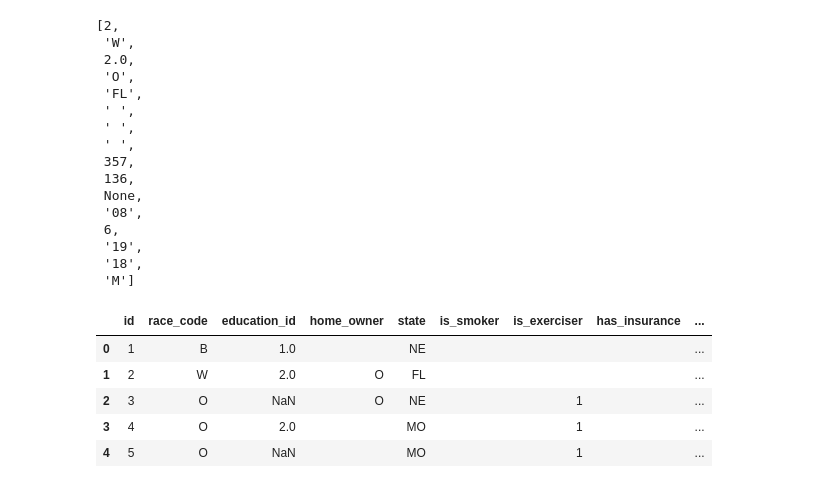
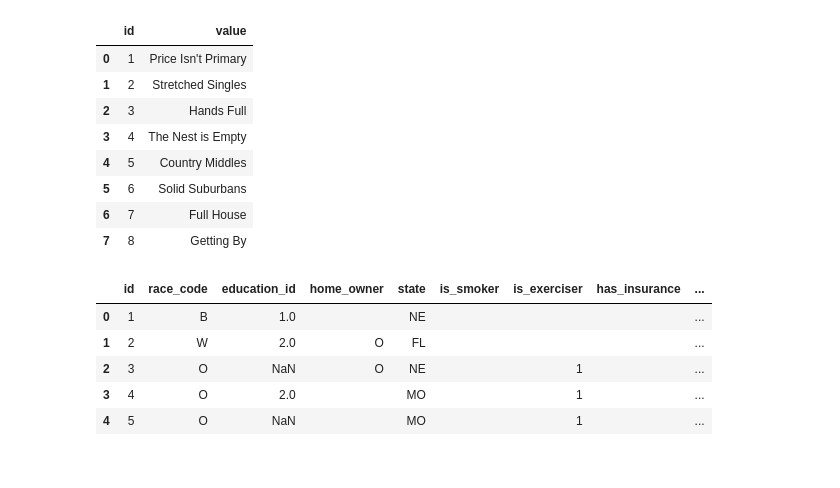
Before and after one commit to charleyferrari/mm_prj, a Jupyter notebook: mm-exploration.ipynb, the cells around one changed output. Drawn from its saved outputs; the diff is of its cells as text; code cells hidden in the pictures.

```diff
--- a/mm-exploration.ipynb
+++ b/mm-exploration.ipynb
@@ -78,22 +48,3 @@ def query_db(query):
         connection.close()
 
     return result_dict
-# %%
-customerjson['data'][1]
-# %% [output]
-[2,
- 'W',
- 2.0,
- 'O',
- 'FL',
- ' ',
- ' ',
- ' ',
- 357,
- 136,
- None,
- '08',
- 6,
- '19',
- '18',
- 'M']
@@ -100,3 +59,15 @@ customerjson['data'][1]
+# %%
+insurance_segment
+# %% [output]
+|  | id | value |
+| 0 | 1 | Price Isn't Primary |
+| 1 | 2 | Stretched Singles |
+| 2 | 3 | Hands Full |
+| 3 | 4 | The Nest is Empty |
+| 4 | 5 | Country Middles |
+| 5 | 6 | Solid Suburbans |
+| 6 | 7 | Full House |
+| 7 | 8 | Getting By |
 # %%
 customer.head()
 # %% [output]
```
Also changed, not shown: parts of 15 cells of this notebook, 2 other files.
